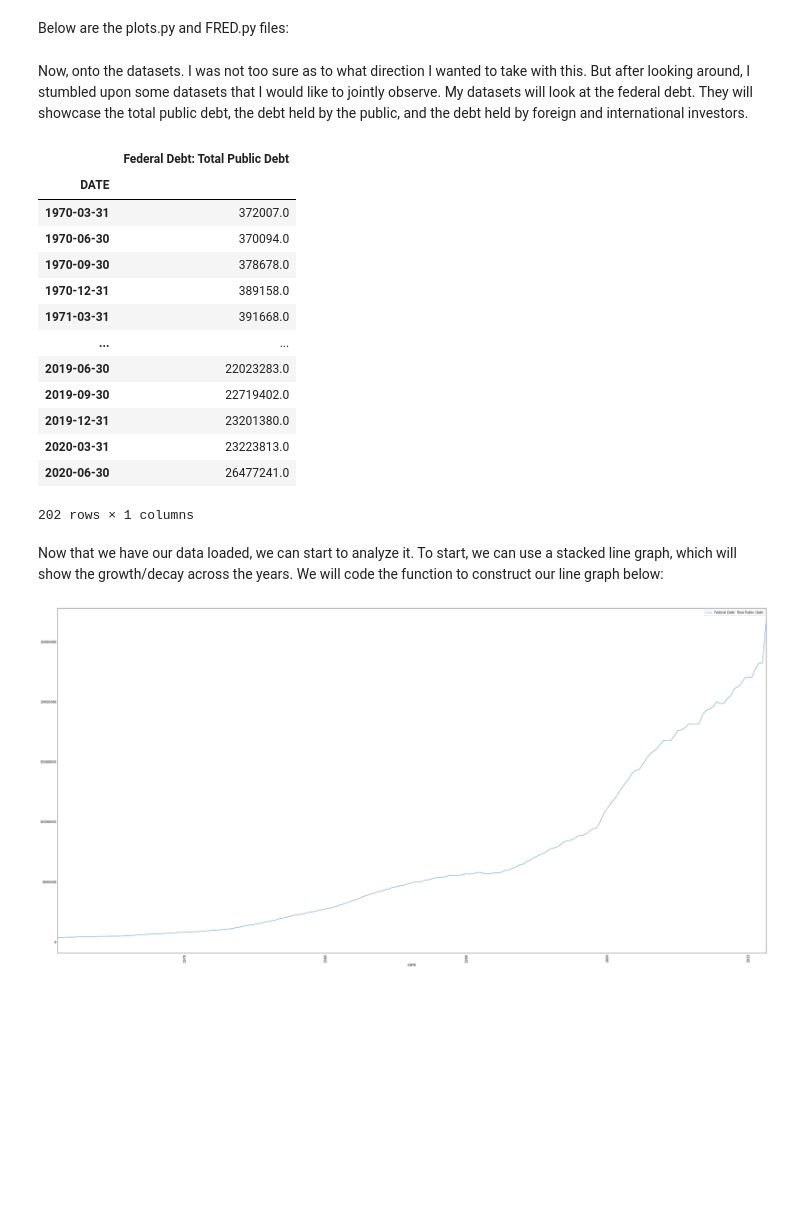
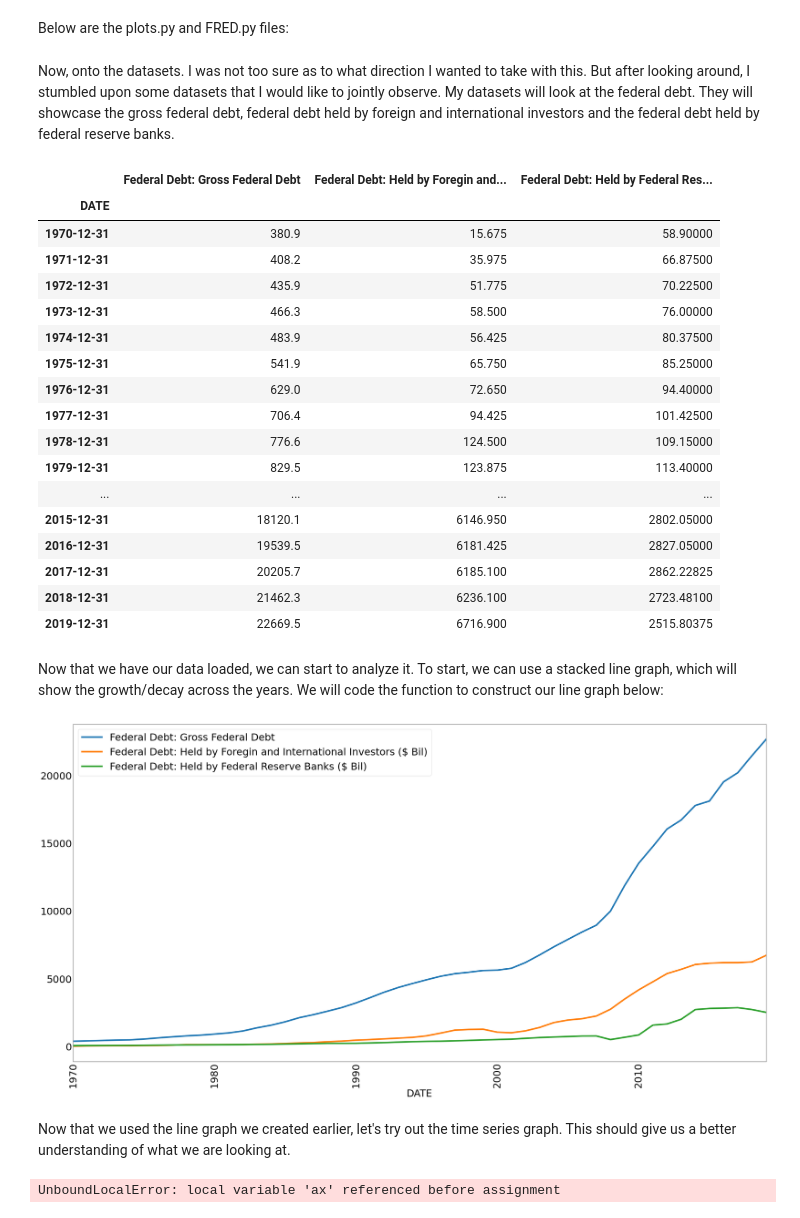
Before and after one commit to tylerlenz/Tyler-Lenz-Python-Portfolio, a Jupyter notebook: Homework Projects/Untitled Folder/Homework 4 Part 1.ipynb, the cells around one changed output. Drawn from its saved outputs; the diff is of its cells as text; code cells hidden in the pictures; blank space fills up the shorter version.

```diff
--- a/Homework Projects/Untitled Folder/Homework 4 Part 1.ipynb
+++ b/Homework Projects/Untitled Folder/Homework 4 Part 1.ipynb
@@ -73,40 +77,52 @@ def gather_data(data_codes, start, end = datetime.datetime.today(), freq = "A"):
 # %% [markdown]
-Now, onto the datasets. I was not too sure as to what direction I wanted to take with this. But after looking around, I stumbled upon some datasets that I would like to jointly observe. My datasets will look at the federal debt. They will showcase the total public debt, the debt held by the public, and the debt held by foreign and international investors.
+Now, onto the datasets. I was not too sure as to what direction I wanted to take with this. But after looking around, I stumbled upon some datasets that I would like to jointly observe. My datasets will look at the federal debt. They will showcase the gross federal debt, federal debt held by foreign and international investors and the federal debt held by federal reserve banks.
 # %%
 from datlib.plots import *
 from datlib.FRED import *
 
-data_codes = {"Federal Debt: Total Public Debt ($ Bil)": "GFDEBTN",
-              "Federal Debt: Held by the Public ($ Bil)" : "FYGFDPUN",
-              "Federal Debt: Held by Foreign and International Investors ($ Bil)" : "FDHBFIN"
+data_codes = {"Federal Debt: Gross Federal Debt ($ Bil)": "FYGFD",
+              "Federal Debt: Held by Foregin and International Investors ($ Bil)" : "FDHBFIN",
+              "Federal Debt: Held by Federal Reserve Banks ($ Bil)" : "FDHBFRBN",
              }
 
 start = datetime.datetime(1970,1,1)
 end = datetime.datetime.today()
 
-data = gather_data(data_codes = data_codes, start = start, end = end, freq = "Q")
+data = gather_data(data_codes = data_codes, start = start, end = end, freq = "A")
 
 data
 # %% [output]
-|  | Federal Debt: Total Public Debt |
-| DATE |  |
-| 1970-03-31 | 372007.0 |
-| 1970-06-30 | 370094.0 |
-| 1970-09-30 | 378678.0 |
-| 1970-12-31 | 389158.0 |
-| 1971-03-31 | 391668.0 |
-| ... | ... |
-| 2019-06-30 | 22023283.0 |
-| 2019-09-30 | 22719402.0 |
-| 2019-12-31 | 23201380.0 |
-| 2020-03-31 | 23223813.0 |
-| 2020-06-30 | 26477241.0 |
+|  | Federal Debt: Gross Federal Debt | Federal Debt: Held by Foregin and... | Federal Debt: Held by Federal Res... |
+| DATE |  |  |  |
+| 1970-12-31 | 380.9 | 15.675 | 58.90000 |
+| 1971-12-31 | 408.2 | 35.975 | 66.87500 |
+| 1972-12-31 | 435.9 | 51.775 | 70.22500 |
+| 1973-12-31 | 466.3 | 58.500 | 76.00000 |
+| 1974-12-31 | 483.9 | 56.425 | 80.37500 |
+| 1975-12-31 | 541.9 | 65.750 | 85.25000 |
+| 1976-12-31 | 629.0 | 72.650 | 94.40000 |
+| 1977-12-31 | 706.4 | 94.425 | 101.42500 |
+| 1978-12-31 | 776.6 | 124.500 | 109.15000 |
+| 1979-12-31 | 829.5 | 123.875 | 113.40000 |
+| ... | ... | ... | ... |
+| 2015-12-31 | 18120.1 | 6146.950 | 2802.05000 |
+| 2016-12-31 | 19539.5 | 6181.425 | 2827.05000 |
+| 2017-12-31 | 20205.7 | 6185.100 | 2862.22825 |
+| 2018-12-31 | 21462.3 | 6236.100 | 2723.48100 |
+| 2019-12-31 | 22669.5 | 6716.900 | 2515.80375 |
-202 rows × 1 columns
 # %% [markdown]
 Now that we have our data loaded, we can start to analyze it. To start, we can use a stacked line graph, which will show the growth/decay across the years. We will code the function to construct our line graph below:
 # %%
 from datlib.plots import *
 
-plot_lines(df = data, linewidth = 1, figsize = (40, 20), pp = None)
+plt.rcParams.update({"font.size":32})
+plot_lines(df = data, linewidth = 5, figsize = (40, 20), pp = None)
 # %% [output]
-[figure, old version]
+[figure, new version]
+# %% [markdown]
+Now that we used the line graph we created earlier, let's try out the time series graph. This should give us a better understanding of what we are looking at.
+# %%
+plt.rcParams.update({"font.size":32})
+plot_ts_scatter(data)
+# %% [output]
+UnboundLocalError: local variable 'ax' referenced before assignment
```
Also changed, not shown: parts of 1 cell of this notebook, 2 other files.
